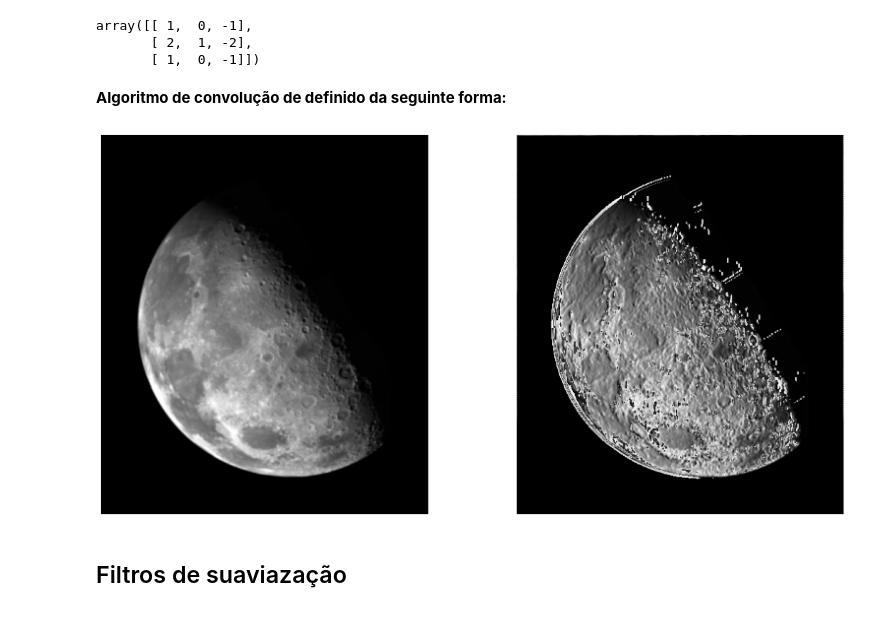
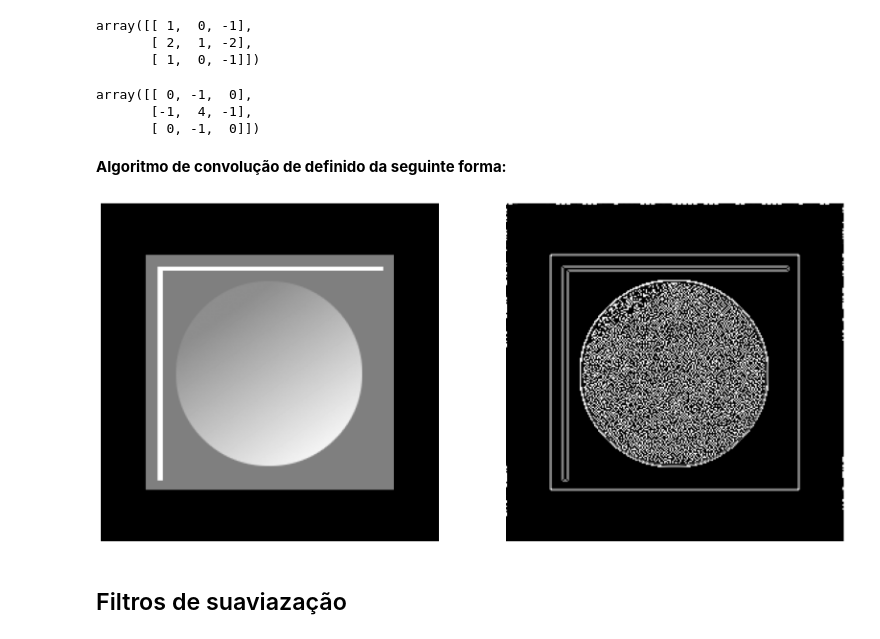
Before and after one commit to eriksonJAguiar/Processamento-imagens, a Jupyter notebook: Codigos/Filtragem.ipynb, the cells around one changed output. Cells and saved outputs as stored; diff of their text form; code cells hidden in the pictures.

```diff
--- a/Codigos/Filtragem.ipynb
+++ b/Codigos/Filtragem.ipynb
@@ -14,5 +14,5 @@ def input_image(img_path, is_gray=False):
 
    return img_new
 # %%
-img_gray = input_image(os.path.join("..", "Imagens", "Moon.tif"), is_gray=True)
+img_gray1 = input_image(os.path.join("..", "Imagens", "Cameraman.jpg"), is_gray=True)
 # %%
@@ -23,0 +36,2 @@ plt.show()
+# %%
+m, n = img_gray1.shape[0]//2, img_gray1.shape[1]//2
@@ -40,6 +135,15 @@ w
 array([[ 1,  0, -1],
        [ 2,  1, -2],
        [ 1,  0, -1]])
+# %%
+w = np.array([[ 0, -1,  0],
+              [-1,  4, -1],
+              [ 0, -1,  0]])
+w
+# %% [output]
+array([[ 0, -1,  0],
+       [-1,  4, -1],
+       [ 0, -1,  0]])
 # %% [markdown]
 **Algoritmo de convolução de definido da seguinte forma:**
 # %%
@@ -67,22 +171,24 @@ def conv(f, w):
             g[x, y] = np.sum(np.multiply(w, f[x-a: x+a+1, y-b:y+b+1]))
 
     return g.astype(np.uint8)
+# %%
+img_gray = input_image(os.path.join("..", "Imagens", "parttern.png"), is_gray=True)
 # %%
 conv_img = conv(img_gray, w)
 # %%
-plt.figure(figsize=(20, 10))
+plt.figure(figsize=(20, 20))
 
 plt.subplot(121)
 plt.imshow(img_gray, vmin=0, vmax=255, cmap="gray")
 plt.axis("off")
 
 plt.subplot(122)
 plt.imshow(conv_img,vmin=0, vmax=255, cmap="gray")
 plt.axis("off")
 
 plt.show()
 # %% [output]
-[figure, old version]
+[figure, new version]
 # %% [markdown]
 ## Filtros de suaviazação
 # %%
```
Also changed, not shown: parts of 25 cells of this notebook, 7 other files.
